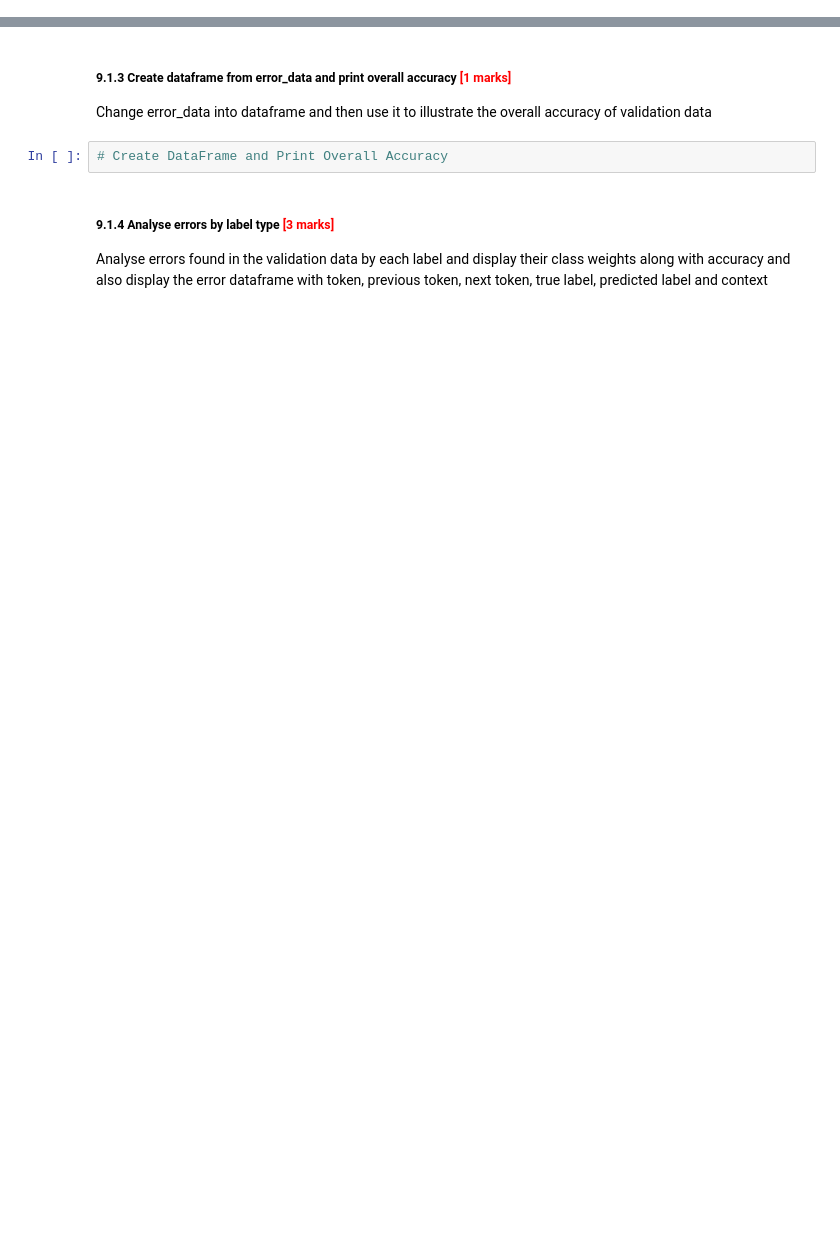
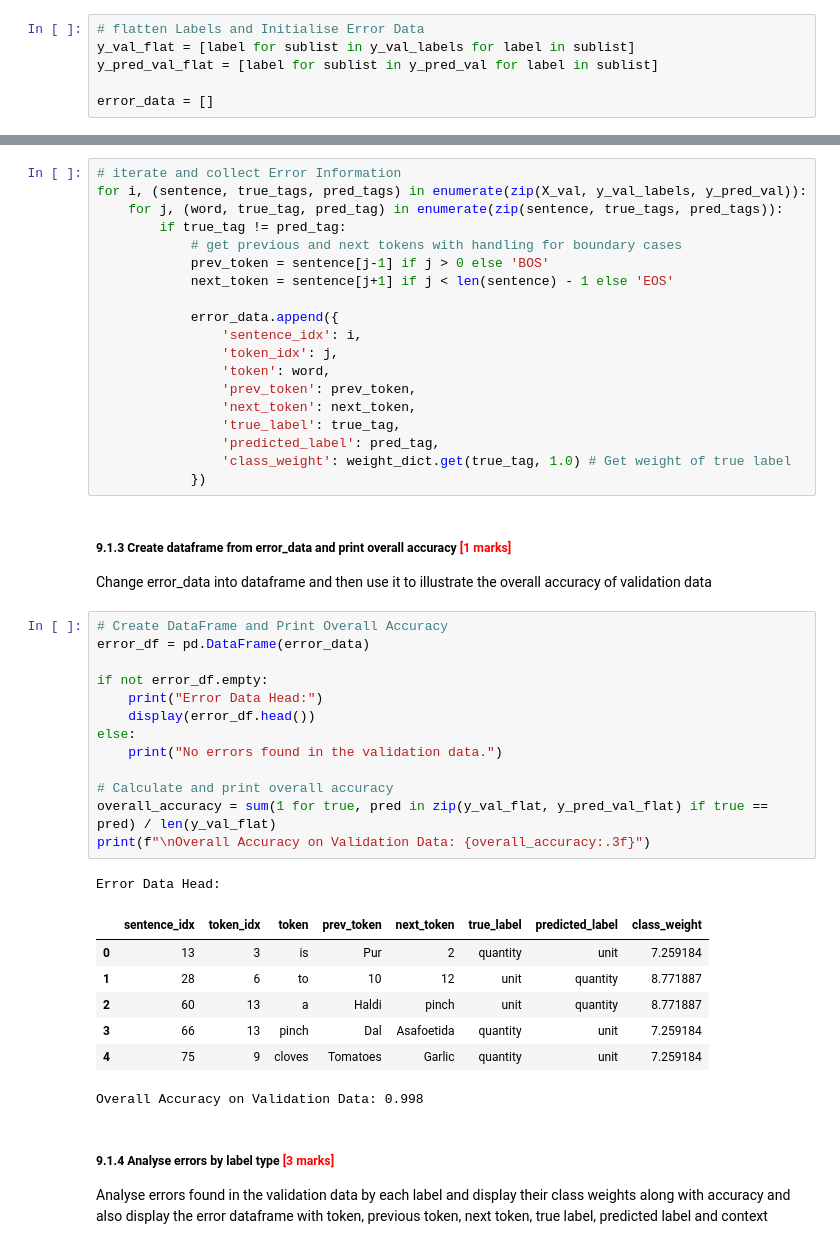
Before and after one commit to avanindra3/crf_custom_recipe_model, a Jupyter notebook: Identifying_Key_Entities_Recipe_Data_Avanindra-Singh.ipynb, the cells around one changed output, grey strips where cells are left out. Drawn from its saved outputs; the diff is of its cells as text; blank space fills up the shorter version.

```diff
--- a/Identifying_Key_Entities_Recipe_Data_Avanindra-Singh.ipynb
+++ b/Identifying_Key_Entities_Recipe_Data_Avanindra-Singh.ipynb
@@ -852,3 +945,9 @@ Flatten the true and predicted labels and initialise the error data as ***error_
+# %%
+# flatten Labels and Initialise Error Data
+y_val_flat = [label for sublist in y_val_labels for label in sublist]
+y_pred_val_flat = [label for sublist in y_pred_val for label in sublist]
+
+error_data = []
 # %% [markdown]
 ##### **9.1.2** Iterate the validation data and collect Error Information<font color = red> [2 marks]</font> <br>
 
@@ -862,11 +957,50 @@ Iterate through validation data (X_val, y_val_labels, y_pred_val) and compare tr
+# %%
+# iterate and collect Error Information
+for i, (sentence, true_tags, pred_tags) in enumerate(zip(X_val, y_val_labels, y_pred_val)):
+    for j, (word, true_tag, pred_tag) in enumerate(zip(sentence, true_tags, pred_tags)):
+        if true_tag != pred_tag:
+            # get previous and next tokens with handling for boundary cases
+            prev_token = sentence[j-1] if j > 0 else 'BOS'
+            next_token = sentence[j+1] if j < len(sentence) - 1 else 'EOS'
+
+            error_data.append({
+                'sentence_idx': i,
+                'token_idx': j,
+                'token': word,
+                'prev_token': prev_token,
+                'next_token': next_token,
+                'true_label': true_tag,
+                'predicted_label': pred_tag,
+                'class_weight': weight_dict.get(true_tag, 1.0) # Get weight of true label
+            })
 # %% [markdown]
 ##### **9.1.3** Create dataframe from error_data and print overall accuracy <font color = red>[1 marks]</font> <br>
 
 
 
 Change error_data into dataframe and then use it to illustrate the overall accuracy of validation data
-# %%
-# Create DataFrame and Print Overall Accuracy
+# %%
+# Create DataFrame and Print Overall Accuracy
+error_df = pd.DataFrame(error_data)
+
+if not error_df.empty:
+    print("Error Data Head:")
+    display(error_df.head())
+else:
+    print("No errors found in the validation data.")
+
+# Calculate and print overall accuracy
+overall_accuracy = sum(1 for true, pred in zip(y_val_flat, y_pred_val_flat) if true == pred) / len(y_val_flat)
+print(f"\nOverall Accuracy on Validation Data: {overall_accuracy:.3f}")
+# %% [output]
+Error Data Head:
+|  | sentence_idx | token_idx | token | prev_token | next_token | true_label | predicted_label | class_weight |
+| 0 | 13 | 3 | is | Pur | 2 | quantity | unit | 7.259184 |
+| 1 | 28 | 6 | to | 10 | 12 | unit | quantity | 8.771887 |
+| 2 | 60 | 13 | a | Haldi | pinch | unit | quantity | 8.771887 |
+| 3 | 66 | 13 | pinch | Dal | Asafoetida | quantity | unit | 7.259184 |
+| 4 | 75 | 9 | cloves | Tomatoes | Garlic | quantity | unit | 7.259184 |
+Overall Accuracy on Validation Data: 0.998
 # %% [markdown]
 ##### **9.1.4** Analyse errors by label type<font color = red> [3 marks]</font> <br>
 Analyse errors found in the validation data by each label and display their class weights along with accuracy and also display the error dataframe with token,  previous token, next token, true label, predicted label and context
```
Also changed, not shown: parts of 15 cells of this notebook.
